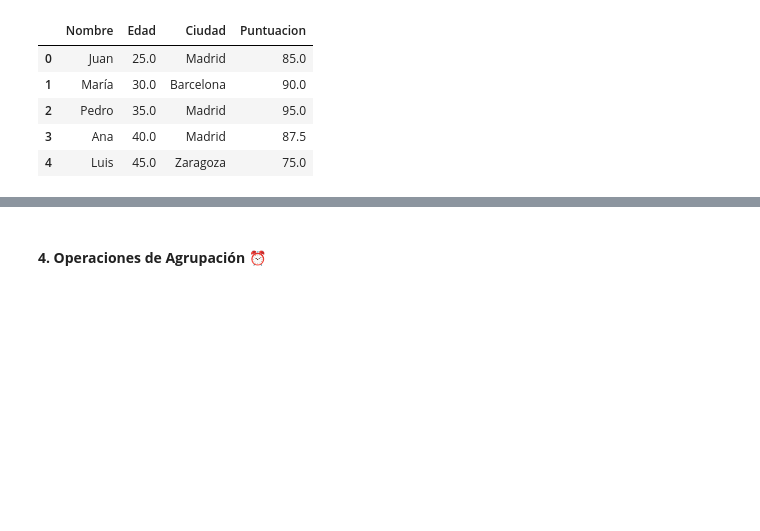
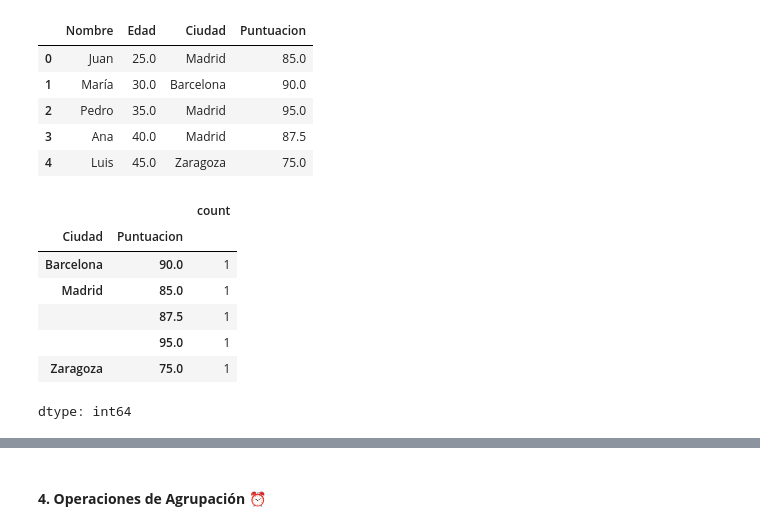
Before and after one commit to jaquimbayoc7/DiplomadoML2025, a Jupyter notebook: Modulo 1 - Introduccion a ML y EDA/1.2. Códigos/3. IntroduccionPandas.ipynb, the cells around one changed output, grey strips where cells are left out. Cells and saved outputs as stored; diff of their text form; code cells hidden in the pictures; blank space fills up the shorter version.

```diff
--- a/Modulo 1 - Introduccion a ML y EDA/1.2. Códigos/3. IntroduccionPandas.ipynb
+++ b/Modulo 1 - Introduccion a ML y EDA/1.2. Códigos/3. IntroduccionPandas.ipynb
@@ -203,3 +221,14 @@ df
 | 2 | Pedro | 35.0 | Madrid | 95.0 |
 | 3 | Ana | 40.0 | Madrid | 87.5 |
 | 4 | Luis | 45.0 | Zaragoza | 75.0 |
+# %%
+df[['Ciudad','Puntuacion']].value_counts()
+# %% [output]
+|  |  | count |
+| Ciudad | Puntuacion |  |
+| Barcelona | 90.0 | 1 |
+| Madrid | 85.0 | 1 |
+|  | 87.5 | 1 |
+|  | 95.0 | 1 |
+| Zaragoza | 75.0 | 1 |
+dtype: int64
```
Also changed, not shown: parts of 8 cells of this notebook.
